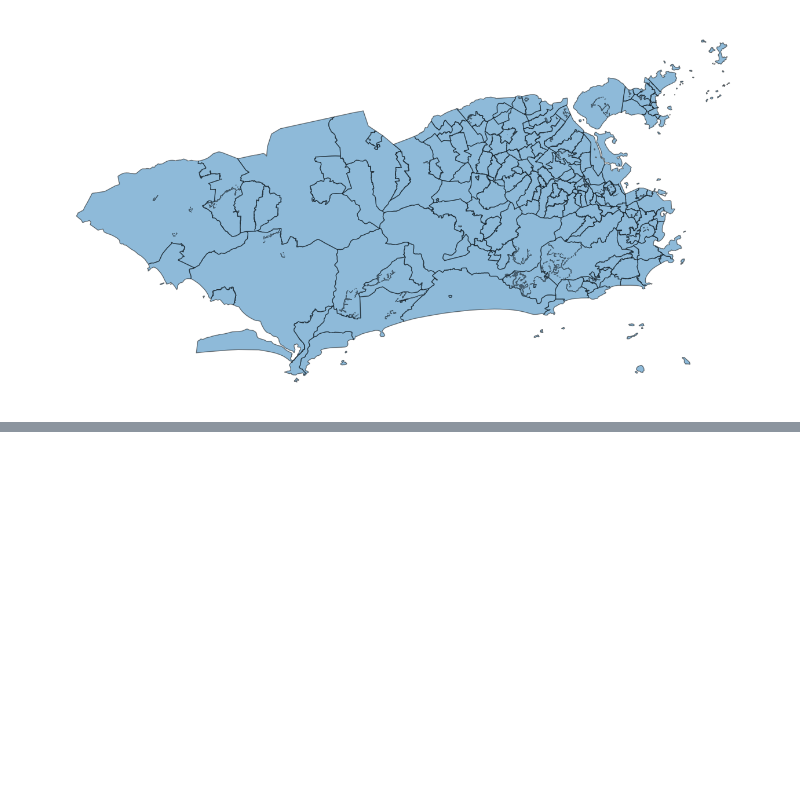
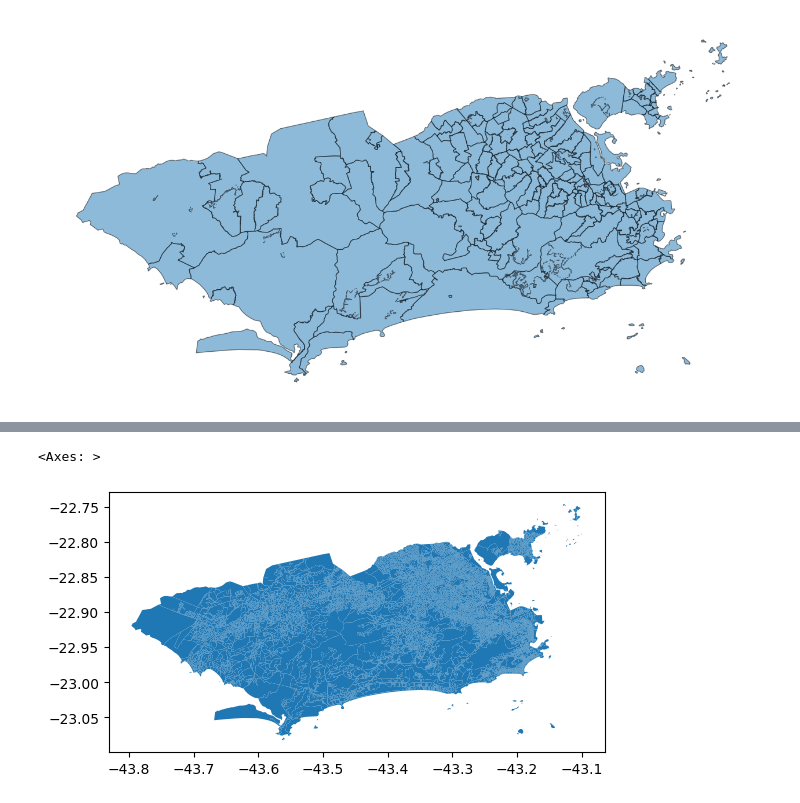
Before and after one commit to GDevigili/TCC-IBGE, a Jupyter notebook: src/data-vis/eda.ipynb, the cells around one changed output, grey strips where cells are left out. Drawn from its saved outputs; the diff is of its cells as text; code cells hidden in the pictures; blank space fills up the shorter version.

```diff
--- a/src/data-vis/eda.ipynb
+++ b/src/data-vis/eda.ipynb
@@ -267,0 +300,5 @@ df_rio_grouped =
+# %%
+gp.GeoDataFrame(df_rio_bairros).plot()
+# %% [output]
+<Axes: >
+[figure, added]
```
Also changed, not shown: parts of 6 cells of this notebook.
